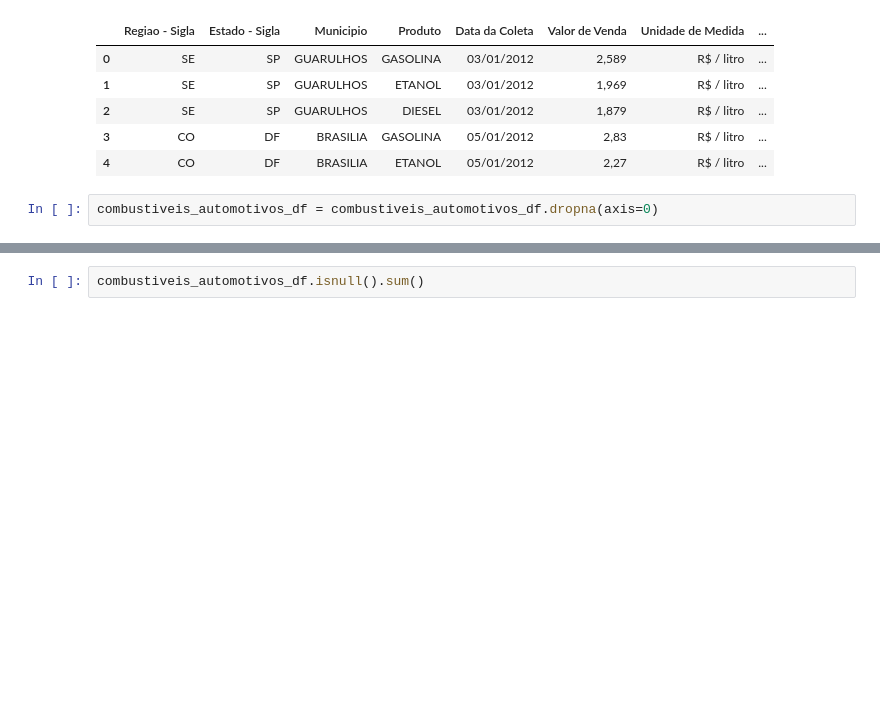
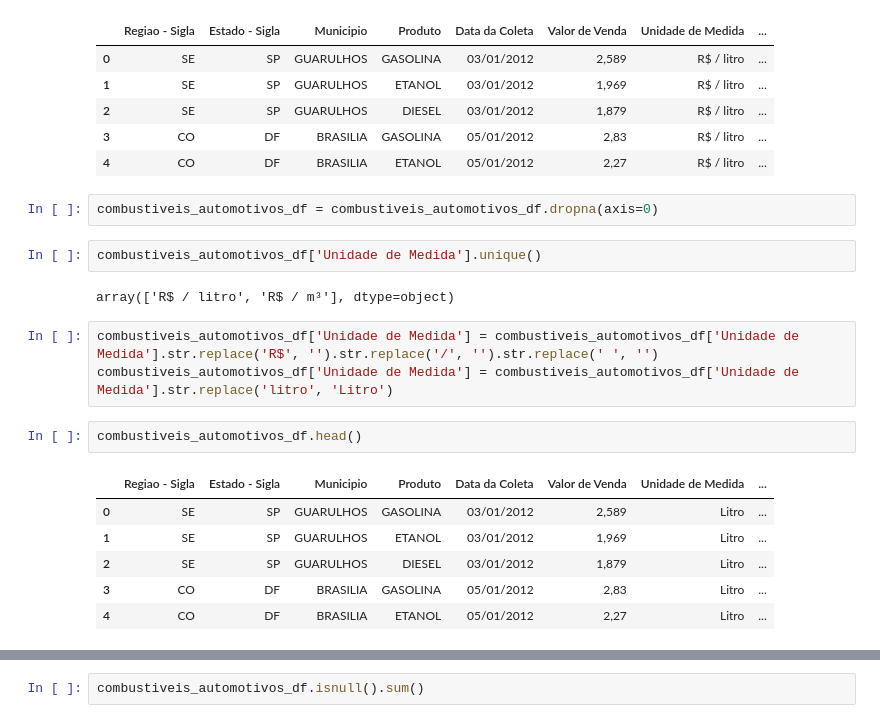
Before and after one commit to Jacksonvieira431/combustiveis_automotivos, a Jupyter notebook: Analise.ipynb, the cells around one changed output, grey strips where cells are left out. Cells and saved outputs as stored; diff of their text form; blank space fills up the shorter version.

```diff
--- a/Analise.ipynb
+++ b/Analise.ipynb
@@ -86,3 +104,19 @@ combustiveis_automotivos_df.head()
 | 4 | CO | DF | BRASILIA | ETANOL | 05/01/2012 | 2,27 | R$ / litro | ... |
 # %%
 combustiveis_automotivos_df = combustiveis_automotivos_df.dropna(axis=0)
+# %%
+combustiveis_automotivos_df['Unidade de Medida'].unique()
+# %% [output]
+array(['R$ / litro', 'R$ / m³'], dtype=object)
+# %%
+combustiveis_automotivos_df['Unidade de Medida'] = combustiveis_automotivos_df['Unidade de Medida'].str.replace('R$', '').str.replace('/', '').str.replace(' ', '')
+combustiveis_automotivos_df['Unidade de Medida'] = combustiveis_automotivos_df['Unidade de Medida'].str.replace('litro', 'Litro')
+# %%
+combustiveis_automotivos_df.head()
+# %% [output]
+|  | Regiao - Sigla | Estado - Sigla | Municipio | Produto | Data da Coleta | Valor de Venda | Unidade de Medida | ... |
+| 0 | SE | SP | GUARULHOS | GASOLINA | 03/01/2012 | 2,589 | Litro | ... |
+| 1 | SE | SP | GUARULHOS | ETANOL | 03/01/2012 | 1,969 | Litro | ... |
+| 2 | SE | SP | GUARULHOS | DIESEL | 03/01/2012 | 1,879 | Litro | ... |
+| 3 | CO | DF | BRASILIA | GASOLINA | 05/01/2012 | 2,83 | Litro | ... |
+| 4 | CO | DF | BRASILIA | ETANOL | 05/01/2012 | 2,27 | Litro | ... |
```
Also changed, not shown: parts of 16 cells of this notebook.
